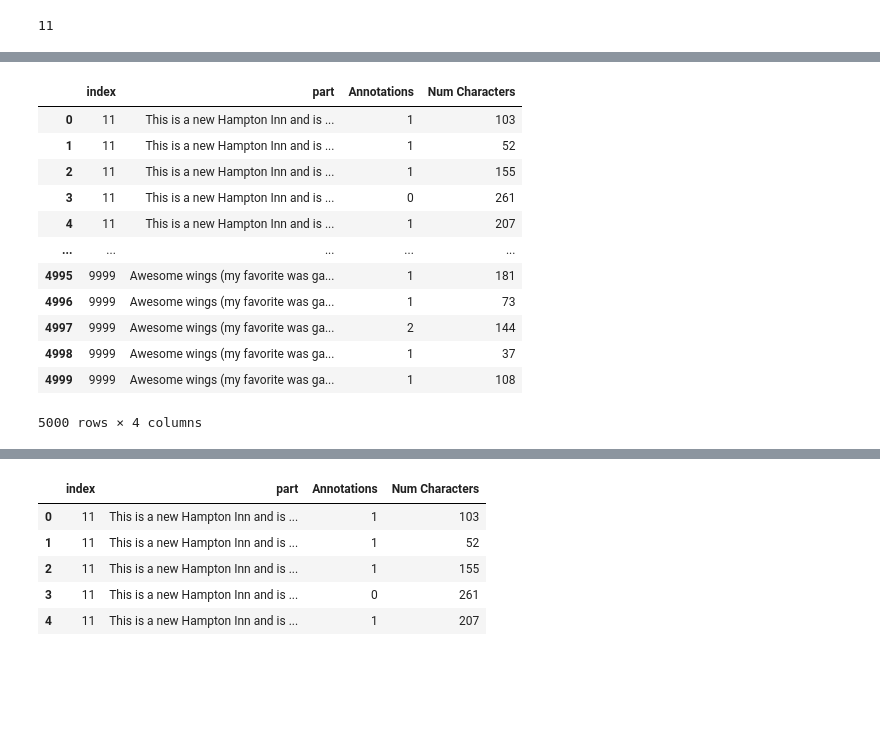
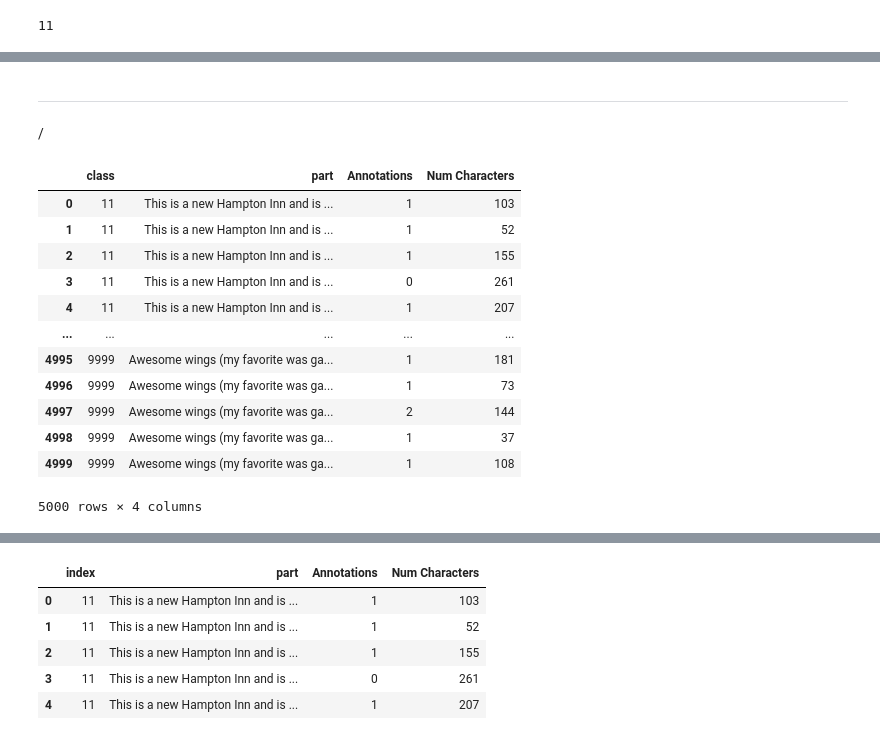
Before and after one commit to e-d-p-9/Hotel-Reviews, a Jupyter notebook: task2/hotel_sub_1_add_percentage.ipynb, the cells around one changed output, grey strips where cells are left out. Saved outputs shown, nothing was run; the diff lists cells and outputs as text; code cells hidden in the pictures; blank space fills up the shorter version.

```diff
--- a/task2/hotel_sub_1_add_percentage.ipynb
+++ b/task2/hotel_sub_1_add_percentage.ipynb
@@ -125,0 +103,2 @@ data.loc[data['']]
+# %% [markdown]
+<hr>/
@@ -130,18 +110,16 @@ data = pd.read_csv("/Users/ethan/GitHub_Desktop/Hotel-Reviews/task2/hotel_sub_1_
-# %%
-data
-# %% [output]
-|  | index | part | Annotations | Num Characters |
-| 0 | 11 | This is a new Hampton Inn and is ... | 1 | 103 |
-| 1 | 11 | This is a new Hampton Inn and is ... | 1 | 52 |
-| 2 | 11 | This is a new Hampton Inn and is ... | 1 | 155 |
-| 3 | 11 | This is a new Hampton Inn and is ... | 0 | 261 |
-| 4 | 11 | This is a new Hampton Inn and is ... | 1 | 207 |
-| ... | ... | ... | ... | ... |
-| 4995 | 9999 | Awesome wings (my favorite was ga... | 1 | 181 |
-| 4996 | 9999 | Awesome wings (my favorite was ga... | 1 | 73 |
-| 4997 | 9999 | Awesome wings (my favorite was ga... | 2 | 144 |
-| 4998 | 9999 | Awesome wings (my favorite was ga... | 1 | 37 |
-| 4999 | 9999 | Awesome wings (my favorite was ga... | 1 | 108 |
-5000 rows × 4 columns
 # %%
-df = data
+df
+# %% [output]
+|  | class | part | Annotations | Num Characters |
+| 0 | 11 | This is a new Hampton Inn and is ... | 1 | 103 |
+| 1 | 11 | This is a new Hampton Inn and is ... | 1 | 52 |
+| 2 | 11 | This is a new Hampton Inn and is ... | 1 | 155 |
+| 3 | 11 | This is a new Hampton Inn and is ... | 0 | 261 |
+| 4 | 11 | This is a new Hampton Inn and is ... | 1 | 207 |
+| ... | ... | ... | ... | ... |
+| 4995 | 9999 | Awesome wings (my favorite was ga... | 1 | 181 |
+| 4996 | 9999 | Awesome wings (my favorite was ga... | 1 | 73 |
+| 4997 | 9999 | Awesome wings (my favorite was ga... | 2 | 144 |
+| 4998 | 9999 | Awesome wings (my favorite was ga... | 1 | 37 |
+| 4999 | 9999 | Awesome wings (my favorite was ga... | 1 | 108 |
+5000 rows × 4 columns
```
Also changed, not shown: parts of 9 cells of this notebook, 1 other file.
